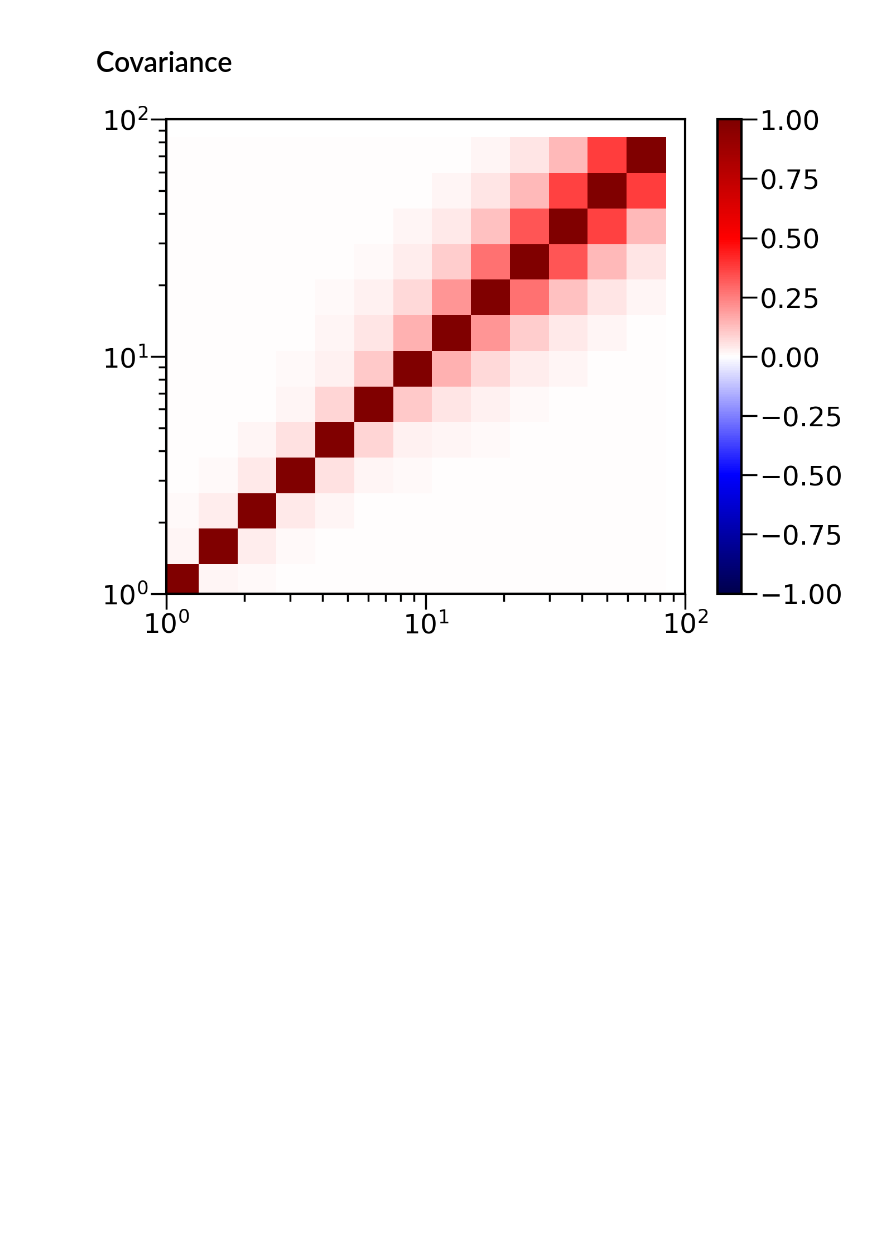
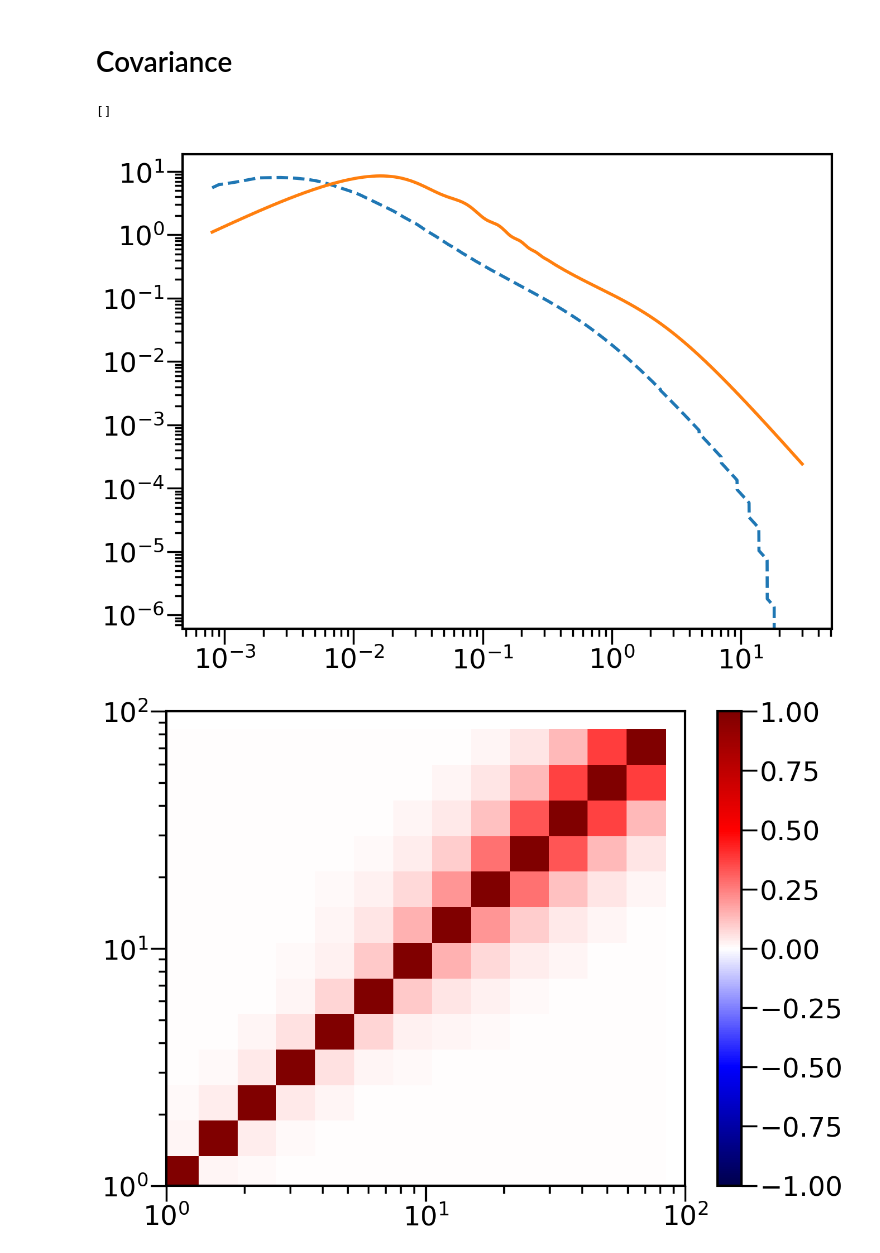
Before and after one commit to sukhdeep2/Public-code, a Jupyter notebook: Hankel_transform/IA models.ipynb, the cells around one changed output. Cells and saved outputs as stored; diff of their text form; code cells hidden in the pictures; blank space fills up the shorter version.

```diff
--- a/Hankel_transform/IA models.ipynb
+++ b/Hankel_transform/IA models.ipynb
@@ -175,3 +176,10 @@ k_kappa=l*cosmo.comoving_transverse_distance(z_mean)
 p_kappa_int=interp1d(k_kappa,p_kappa,bounds_error=False, fill_value=0)
 p_kappa=p_kappa_int(kh)
+# %%
+plot(kh,p_kappa,'--')
+plot(kh,p_kk)
+loglog()
+# %% [output]
+[]
+[figure, added]
 # %%
```
Also changed, not shown: parts of 8 cells of this notebook.
